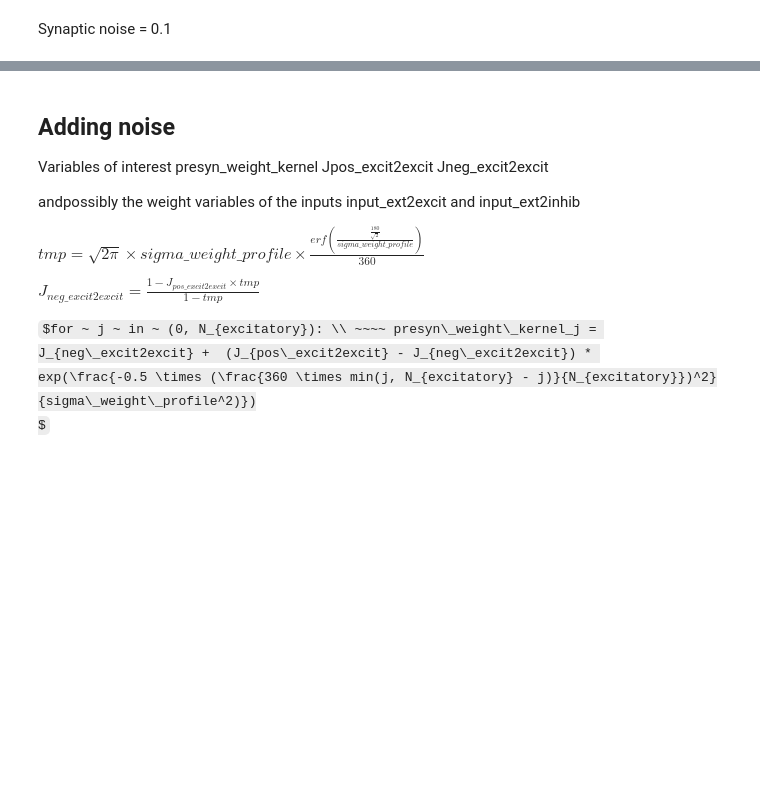
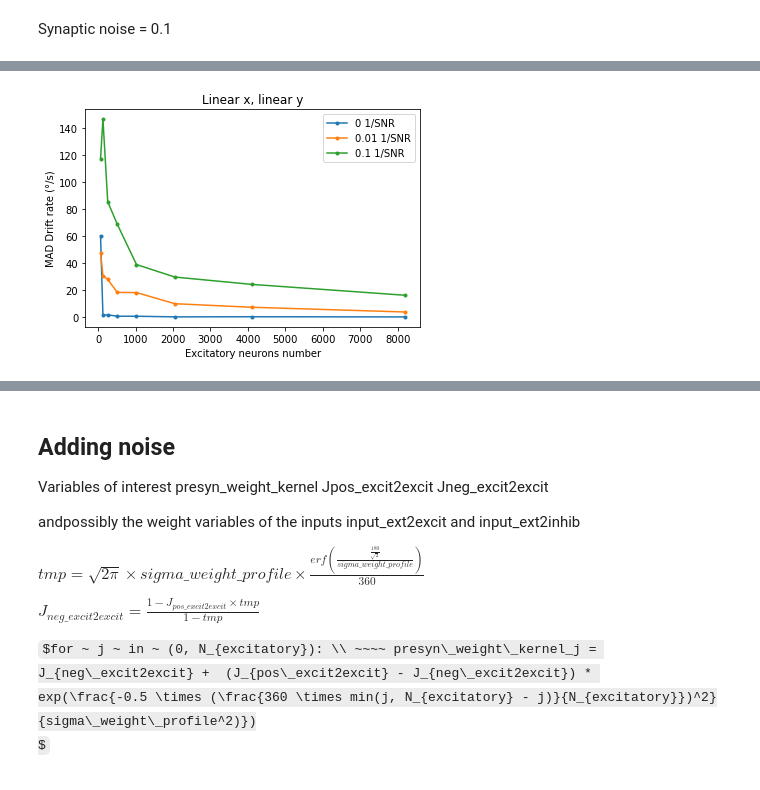
Before and after one commit to johnpi/Pisokas_Hennig_2022_Attractor_Based_Memory_old, a Jupyter notebook: line-attractor-spiking-neurodynexlib.ipynb, the cells around one changed output, grey strips where cells are left out. Cells and saved outputs as stored; diff of their text form; code cells hidden in the pictures; some formulas as TeX source; blank space fills up the shorter version.

```diff
--- a/line-attractor-spiking-neurodynexlib.ipynb
+++ b/line-attractor-spiking-neurodynexlib.ipynb
@@ -863,16 +871,0 @@ Synaptic noise = 0.1
-# %%
-# The same with unwrapped modulo angles
-plot_keys_list = [128, 512, 1024, 2048, 4096]
-plot_key_units = ' Excitatory neurons'
-stimulus_center_deg = 180
-synaptic_noise_amount = 0.1
-plot_items_dict = pick_net_size_data(collected_data_file,
-                                     plot_keys_list,
-                                     stimulus_center_deg = stimulus_center_deg,
-                                     synaptic_noise_amount = synaptic_noise_amount,
-                                     unwrap_modulo_angles = True)
-plot_data(plot_items_dict, plot_keys_list, plot_key_units,
-          #xlim=[0, 2],
-          ylim1 = None,
-          #ylim2 = [0, 120],
-          title='Effect of Net Size on Dispersion (synaptic_noise=' + str(synaptic_noise_amount) + ')')
@@ -918,0 +872,68 @@ number    (°/s)
+# %%
+plot_keys_list = [64, 128, 256, 512, 1024, 2048, 4096, 8192]
+plot_key_units = ' Excitatory neurons'
+stimulus_center_deg = 180
+synaptic_noise_amount_list = [0, 0.01, 0.1]
+plot_data = dict();
+for synaptic_noise_amount in synaptic_noise_amount_list:
+    print('Synaptic noise = {}'.format(synaptic_noise_amount))
+    plot_items_dict = pick_net_size_data(collected_data_file,
+                                         plot_keys_list,
+                                         stimulus_center_deg = stimulus_center_deg,
+                                         synaptic_noise_amount = synaptic_noise_amount,
+                                         unwrap_modulo_angles = True)
+
+
+    plot_items_dict = calc_theta_mean_absolute_deviation_rate(plot_items_dict, plot_keys_list, start_time=0, end_time=5)
+    print_theta_mean_absolute_deviation_rate(plot_items_dict, plot_keys_list, plot_key_str='Neurons', plot_key_units='number')
+    #print_theta_mean_absolute_deviation_rate(plot_items_dict, plot_keys_list, plot_key_str='Noise', plot_key_units='(1/SNR)')
+
+    # Collect data for plot
+    plot_data[synaptic_noise_amount] = dict()
+    plot_data[synaptic_noise_amount]['x'] = []
+    plot_data[synaptic_noise_amount]['y'] = []
+    for plot_key in plot_keys_list:
+        if plot_key in plot_items_dict:
+            plot_data[synaptic_noise_amount]['x'].append(plot_key)
+            plot_data[synaptic_noise_amount]['y'].append(plot_items_dict[plot_key]['theta_mean_absolute_deviation_rate'])
+
+# Plot the collected data (linear-linear axis)
+plt.figure()
+for synaptic_noise_amount in synaptic_noise_amount_list:
+    plt.plot(plot_data[synaptic_noise_amount]['x'], plot_data[synaptic_noise_amount]['y'], linestyle='-', marker='.', label=str(synaptic_noise_amount)+' 1/SNR')
+    plt.legend()
+    plt.xlabel('Excitatory neurons number')
+    plt.ylabel('MAD Drift rate (°/s)')
+    plt.title('Linear x, linear y')
+
+# Plot the collected data (log x axis)
+plt.figure()
+for synaptic_noise_amount in synaptic_noise_amount_list:
+    plt.plot(plot_data[synaptic_noise_amount]['x'], plot_data[synaptic_noise_amount]['y'], linestyle='-', marker='.', label=str(synaptic_noise_amount)+' 1/SNR')
+    plt.legend()
+    plt.xlabel('Excitatory neurons number')
+    plt.ylabel('MAD Drift rate (°/s)')
+    plt.xscale('log')
+    plt.title('Log x, linear y')
+
+# Plot the collected data (log y axis)
+plt.figure()
+for synaptic_noise_amount in synaptic_noise_amount_list:
+    plt.plot(plot_data[synaptic_noise_amount]['x'], plot_data[synaptic_noise_amount]['y'], linestyle='-', marker='.', label=str(synaptic_noise_amount)+' 1/SNR')
+    plt.legend()
+    plt.xlabel('Excitatory neurons number')
+    plt.ylabel('MAD Drift rate (°/s)')
+    plt.yscale('log')
+    plt.title('Linear x, log y')
+
+# Plot the collected data (log x and y axis)
+plt.figure()
+for synaptic_noise_amount in synaptic_noise_amount_list:
+    plt.plot(plot_data[synaptic_noise_amount]['x'], plot_data[synaptic_noise_amount]['y'], linestyle='-', marker='.', label=str(synaptic_noise_amount)+' 1/SNR')
+    plt.legend()
+    plt.xlabel('Excitatory neurons number')
+    plt.ylabel('MAD Drift rate (°/s)')
+    plt.xscale('log')
+    plt.yscale('log')
+    plt.title('Log x, log y')
+# %% [output]
@@ -918,0 +957 @@ number    (°/s)
+[figure, added]
```
Also changed, not shown: parts of 10 cells of this notebook.
